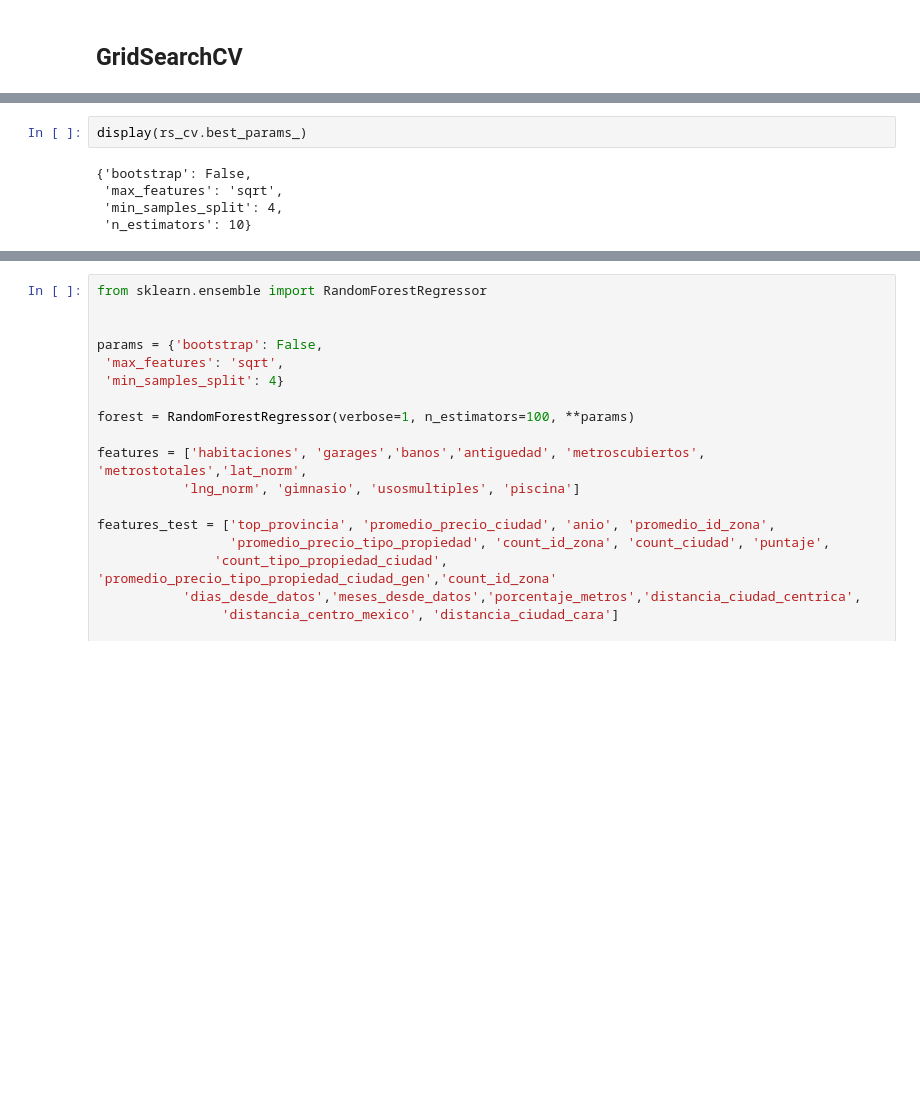
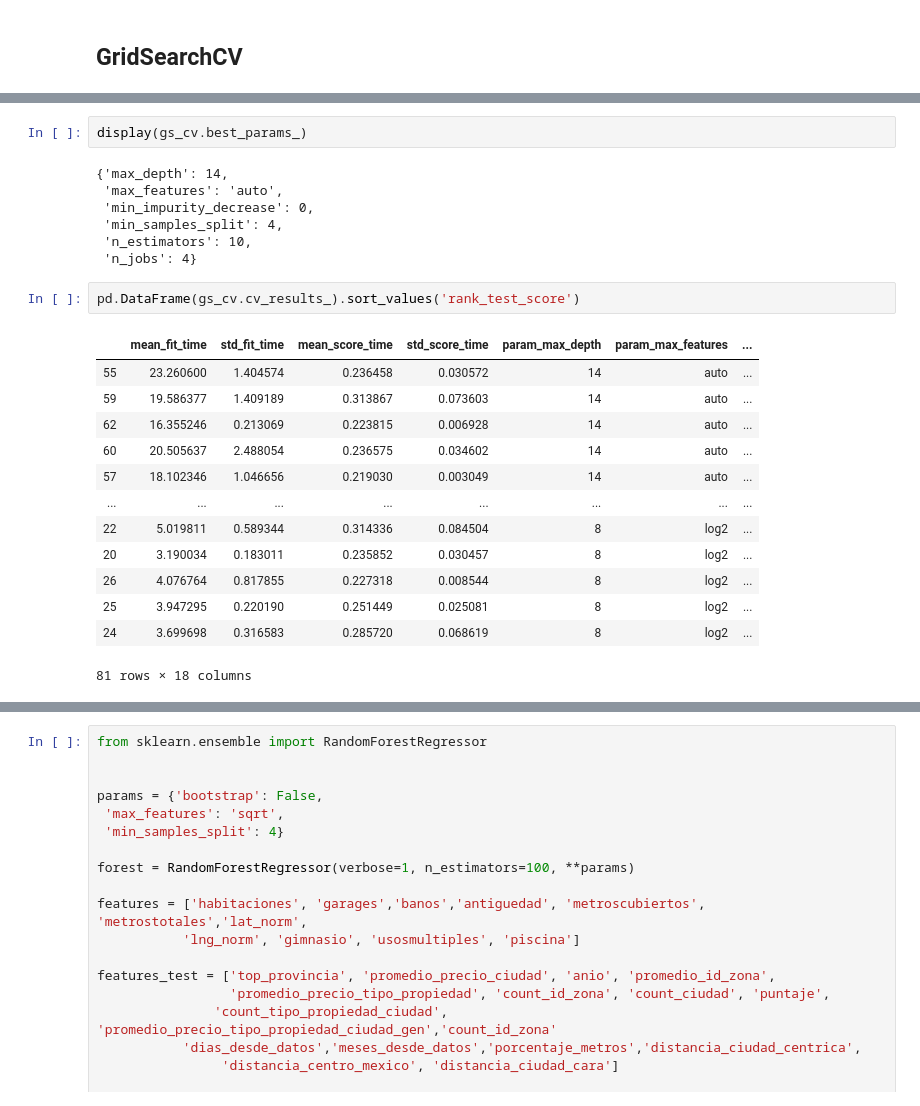
Before and after one commit to JDSanto/datos-tp2, a Jupyter notebook: RandomForest.ipynb, the cells around one changed output, grey strips where cells are left out. Drawn from its saved outputs; the diff is of its cells as text; blank space fills up the shorter version.

```diff
--- a/RandomForest.ipynb
+++ b/RandomForest.ipynb
@@ -105,7 +140,25 @@ GridSearchCV(cv=4, error_score='raise-deprecating',
 # %%
-display(rs_cv.best_params_)
+display(gs_cv.best_params_)
 # %% [output]
-{'bootstrap': False,
- 'max_features': 'sqrt',
+{'max_depth': 14,
+ 'max_features': 'auto',
+ 'min_impurity_decrease': 0,
  'min_samples_split': 4,
- 'n_estimators': 10}
+ 'n_estimators': 10,
+ 'n_jobs': 4}
+# %%
+pd.DataFrame(gs_cv.cv_results_).sort_values('rank_test_score')
+# %% [output]
+|  | mean_fit_time | std_fit_time | mean_score_time | std_score_time | param_max_depth | param_max_features | ... |
+| 55 | 23.260600 | 1.404574 | 0.236458 | 0.030572 | 14 | auto | ... |
+| 59 | 19.586377 | 1.409189 | 0.313867 | 0.073603 | 14 | auto | ... |
+| 62 | 16.355246 | 0.213069 | 0.223815 | 0.006928 | 14 | auto | ... |
+| 60 | 20.505637 | 2.488054 | 0.236575 | 0.034602 | 14 | auto | ... |
+| 57 | 18.102346 | 1.046656 | 0.219030 | 0.003049 | 14 | auto | ... |
+| ... | ... | ... | ... | ... | ... | ... | ... |
+| 22 | 5.019811 | 0.589344 | 0.314336 | 0.084504 | 8 | log2 | ... |
+| 20 | 3.190034 | 0.183011 | 0.235852 | 0.030457 | 8 | log2 | ... |
+| 26 | 4.076764 | 0.817855 | 0.227318 | 0.008544 | 8 | log2 | ... |
+| 25 | 3.947295 | 0.220190 | 0.251449 | 0.025081 | 8 | log2 | ... |
+| 24 | 3.699698 | 0.316583 | 0.285720 | 0.068619 | 8 | log2 | ... |
+81 rows × 18 columns
```
Also changed, not shown: parts of 2 cells of this notebook, 13 other files.
